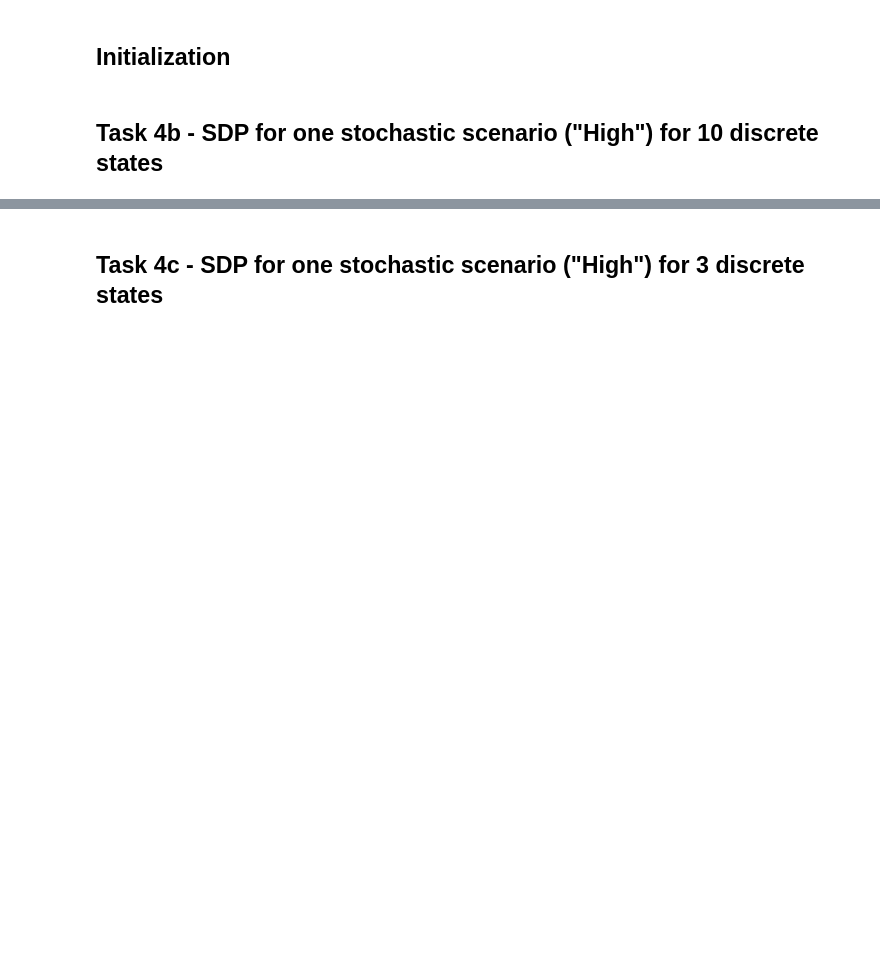
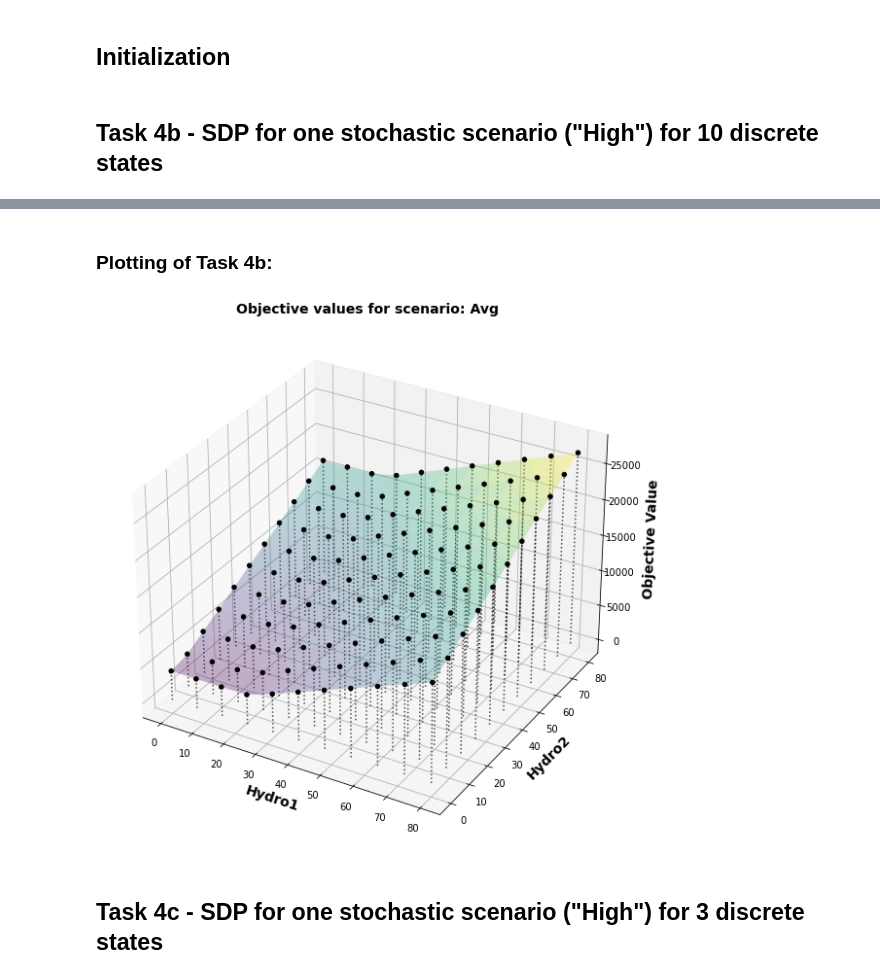
Before and after one commit to BenjaminTro/Hydro_optimization, a Jupyter notebook: Part4_SDP.ipynb, the cells around one changed output, grey strips where cells are left out. Cells and saved outputs as stored; diff of their text form; code cells hidden in the pictures; blank space fills up the shorter version.

```diff
--- a/Part4_SDP.ipynb
+++ b/Part4_SDP.ipynb
@@ -320,3 +257,35 @@ The total objective value is: 4175.0
+# %% [markdown]
+### Plotting of Task 4b:
+# %%
+# Extract the first state and second state from each state combination tuple
+state_combinations_x = [state[0] for state in List_combinations]
+state_combinations_y = [state[1] for state in List_combinations]
+
+
+
+# Plot state combinations and objective values for each scenario
+for scenario_name, scenario_values in zip(scenarios.keys(), all_scenario_objective_values):
+    slope = np.gradient(scenario_values)
+    fig = plt.figure(figsize=(10, 10))
+    ax = fig.add_subplot(111, projection='3d')
+    trisurf = ax.plot_trisurf(state_combinations_x, state_combinations_y, scenario_values, cmap=cm.viridis, linewidth=0.2, antialiased=True, alpha=0.3, facecolors=cm.viridis(slope))
+
+    scatter = ax.scatter(state_combinations_x, state_combinations_y, scenario_values, color='black', marker='o', label='Objective value', alpha=1)
+    #contour = ax.contour(state_combinations_x, state_combinations_y, scenario_values, zdir='z', offset=0, cmap='viridis', linestyles='dashed', alpha=0.5)
+
+    # Draw dotted lines from scatter points
+    for i in range(len(state_combinations_x)):
+        ax.plot([state_combinations_x[i], state_combinations_x[i]], [state_combinations_y[i], state_combinations_y[i]], [0, scenario_values[i]], linestyle='dotted', color='black', alpha=0.7)
+        ax.plot([state_combinations_x[i], state_combinations_x[i]], [state_combinations_y[i], state_combinations_y[i]], [scenario_values[i], scenario_values[i]], linestyle='dotted', color='C6', alpha=0.7)
+
+    ax.set_xlabel("Hydro1",fontsize=14, fontweight='bold')
+    ax.set_ylabel("Hydro2",fontsize=14, fontweight='bold')
+    ax.set_zlabel("Objective Value",labelpad=10,fontsize=14, fontweight='bold')
+    ax.set_title(f"Objective values for scenario: {scenario_name}",fontsize=14, fontweight='bold')
+
+    plt.show()
+# %% [output]
+[figure, added]
 # %% [markdown]
 ## Task 4c - SDP for one stochastic scenario ("High") for 3 discrete states
 # %%
```
Also changed, not shown: parts of 12 cells of this notebook, 2 other files.
